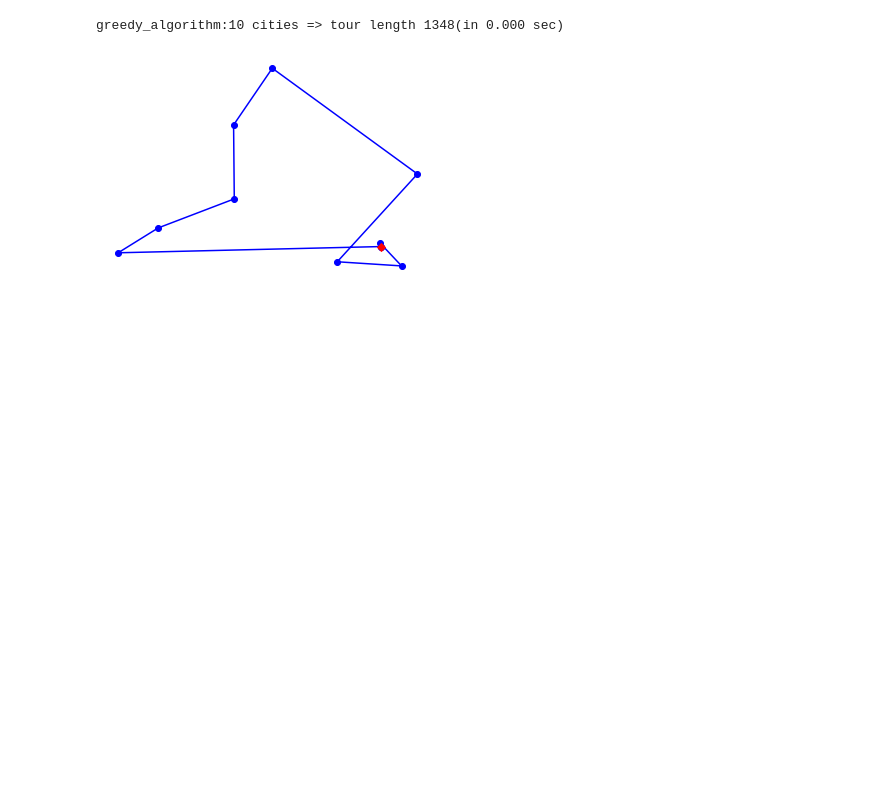
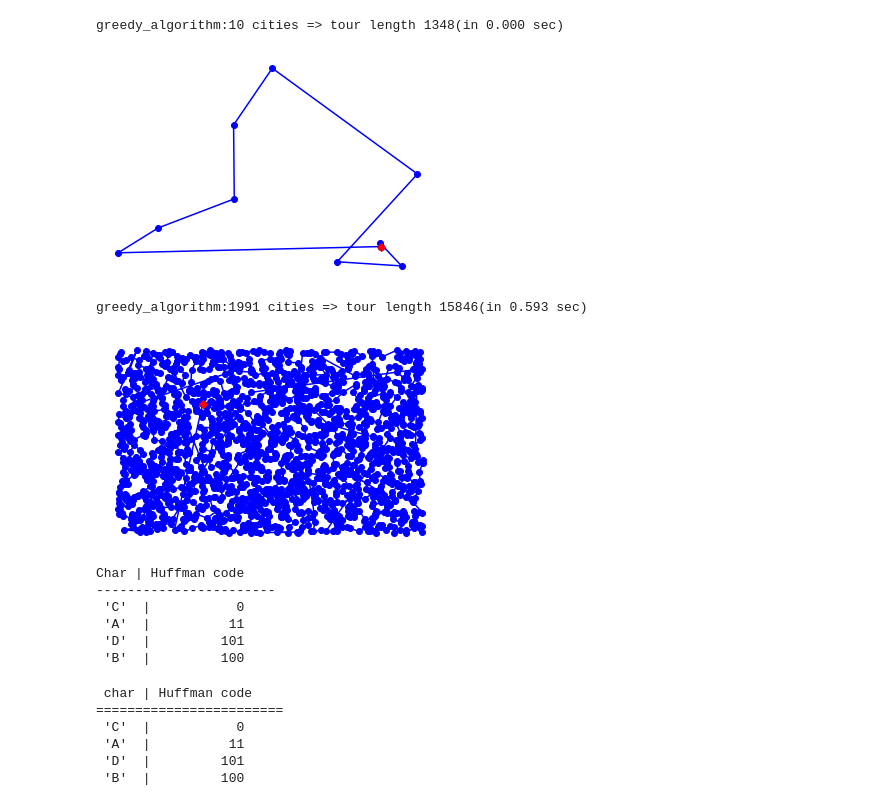
Before and after one commit to CiaThing/DAA, a Jupyter notebook: DAA_Pertemuan6.ipynb, the cells around one changed output. Cells and saved outputs as stored; diff of their text form; code cells hidden in the pictures; blank space fills up the shorter version.

```diff
--- a/DAA_Pertemuan6.ipynb
+++ b/DAA_Pertemuan6.ipynb
@@ -115,7 +115,7 @@ Fibonacci sequence :
 import matplotlib.pyplot as plt
 
 def visualize_tour (tour, style='bo-'):
-  if len(tour) > 1000: plt.figure( fgsize=(15,10))
+  if len(tour) > 10000: plt.figure( fgsize=(15,10))
   start = tour[0:1]
   visualize_segment (tour + start, style)
   visualize_segment (start, 'rD')
@@ -179,6 +179,11 @@ tsp (greedy_algorithm, generate_cities (10))
 # %% [output]
 greedy_algorithm:10 cities => tour length 1348(in 0.000 sec)
 [figure]
+# %%
+tsp(greedy_algorithm, generate_cities(2000))
+# %% [output]
+greedy_algorithm:1991 cities => tour length 15846(in 0.593 sec)
+[figure, added]
 # %%
 string = 'BCAADDDCCACACAC'
 
@@ -198,0 +215,47 @@ class NodeTree (object):
+# %%
+# calculating frequency
+freq = {}
+for c in string:
+  if c in freq:
+    freq [c] = freq [c] + 1
+  else :
+    freq [c] = 1
+
+freq = sorted (freq.items(), key = lambda x: x[1], reverse = True)
+nodes = freq
+while len(nodes) > 1:
+  (key1, c1) = nodes [-1]
+  (key2, c2) = nodes [-2]
+  nodes = nodes [ : -2]
+  node = NodeTree (key1, key2)
+  nodes.append ((node, c1 + c2))
+
+  nodes = sorted (nodes, key = lambda x: x[1], reverse = True)
+
+huffmanCode = huffman_code_tree(nodes [0][0])
+
+print ('Char | Huffman code ')
+print ('-----------------------')
+for (char, frequency) in freq:
+  print (' %-4r |%12s ' % (char, huffmanCode [char]))
+# %% [output]
+Char | Huffman code
+-----------------------
+ 'C'  |           0
+ 'A'  |          11
+ 'D'  |         101
+ 'B'  |         100
+# %%
+string = 'HUFFMAN'
+
+print(' char | Huffman code ')
+print('========================')
+for (char, frequency) in freq:
+  print(' %-4r |%12s' % (char, huffmanCode[char]))
+# %% [output]
+ char | Huffman code
+========================
+ 'C'  |           0
+ 'A'  |          11
+ 'D'  |         101
+ 'B'  |         100
```
Also changed, not shown: parts of 1 cell of this notebook.
